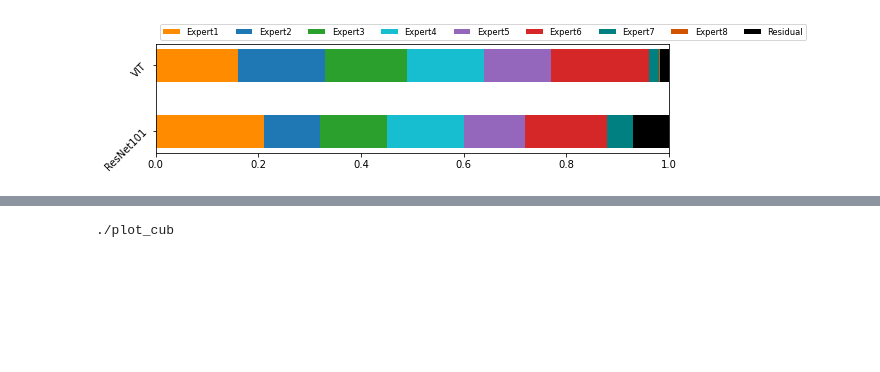
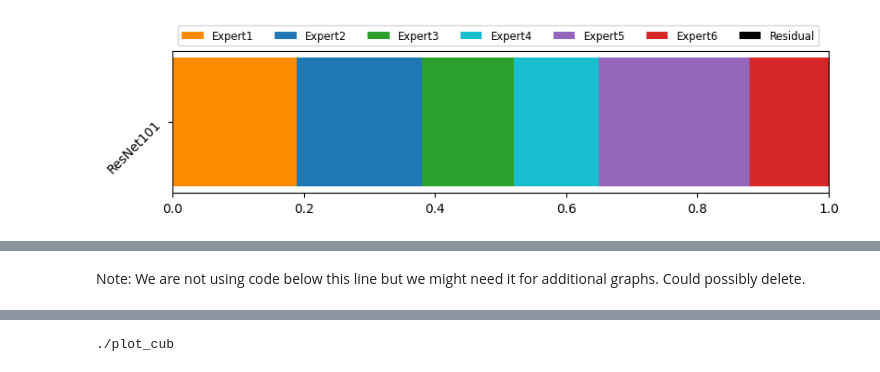
Before and after one commit to ForkBomb20/MLRE-REPLICATION-ICML-2023-Route-interpret-repeat, a Jupyter notebook: src/codebase/iPython/Cumulative_performance/CUB-Resnet.ipynb, the cells around one changed output, grey strips where cells are left out. Drawn from its saved outputs; the diff is of its cells as text; code cells hidden in the pictures; blank space fills up the shorter version.

Commit message:
feat: no. concept used plot+coverage refactored code

```diff
--- a/src/codebase/iPython/Cumulative_performance/CUB-Resnet.ipynb
+++ b/src/codebase/iPython/Cumulative_performance/CUB-Resnet.ipynb
@@ -939,7 +674,7 @@ torch.Size([243])
 import numpy as np
 import matplotlib.pyplot as plt
 
-
+# Updated category names (6 experts + Residual)
 category_names = [
     "Expert1",
     "Expert2",
@@ -947,40 +682,21 @@ category_names = [
     "Expert4",
     "Expert5",
     "Expert6",
-    "Expert7",
-    "Expert8",
     "Residual",
 ]
+
+# Updated results matching the 6 experts + residual
 results = {
-    "ResNet101": [
-        0.21,
-        0.11,
-        0.13,
-        0.15,
-        0.12,
-        0.16,
-        0.05,
-        0,
-        0.07,
-    ],
-    "VIT": [0.16, 0.17, 0.16, 0.15, 0.13, 0.19, 0.02, 0.003, 0.017],
+    "ResNet101": [0.19, 0.19, 0.14, 0.13, 0.23, 0.12, 0.00],
 }
 
 
 def survey(results, category_names):
-    """
-    Parameters
-    ----------
-    results : dict
-        A mapping from question labels to a list of answers per category.
-        It is assumed all lists contain the same number of entries and that
-        it matches the length of *category_names*.
-    category_names : list of str
-        The category labels.
-    """
     labels = list(results.keys())
     data = np.array(list(results.values()))
     data_cum = data.cumsum(axis=1)
+
+    # Updated colors (7 colors)
     category_colors = [
         "darkorange",
         "tab:blue",
@@ -988,39 +704,32 @@ def survey(results, category_names):
         "tab:cyan",
         "tab:purple",
         "tab:red",
-        "teal",
-        "#D35400",
         "black",
     ]
 
     fig, ax = plt.subplots(figsize=(9.2, 2))
-    #     ax.invert_yaxis()
-    #     ax.xaxis.set_visible(False)
     ax.set_xlim(0, np.sum(data, axis=1).max())
-    #     ax.set(yticks=ind + width, yticklabels=df.graph, ylim=[2*width - 1, len(df)])
+
     for i, (colname, color) in enumerate(zip(category_names, category_colors)):
         widths = data[:, i]
         starts = data_cum[:, i] - widths
         rects = ax.barh(
             labels, widths, left=starts, height=0.5, label=colname, color=color
         )
 
-        #         r, g, b, _ = color
-        text_color = "#17202A"
-    #         ax.bar_label(rects, label_type="center", color=text_color)
     ax.legend(
         ncol=len(category_names),
         bbox_to_anchor=(0, 1),
         loc="lower left",
         fontsize="small",
     )
 
     for tick in ax.get_yticklabels():
         tick.set_rotation(45)
     return fig, ax
 
 
 survey(results, category_names)
 plt.show()
 # %% [output]
-[figure, old version]
+[figure, new version]
@@ -1028,3 +736,5 @@ plt.show()
+# %% [markdown]
+Note: We are not using code below this line but we might need it for additional graphs. Could possibly delete.
 # %%
 preds_tot_np = preds.argmax(dim=1).numpy()
 gt_tot_np = gt.numpy()
```
Also changed, not shown: parts of 28 cells of this notebook, 3 other files.
